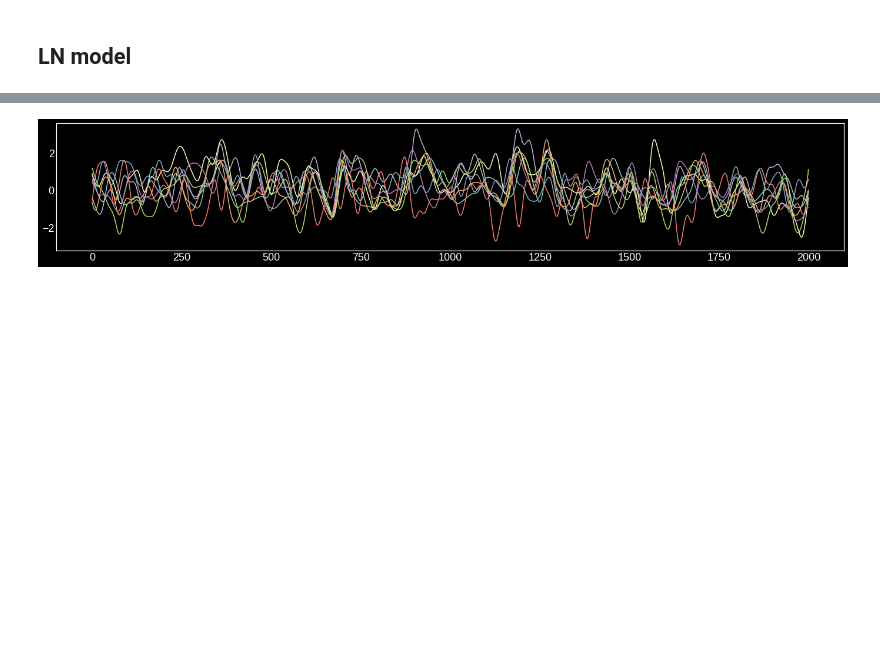
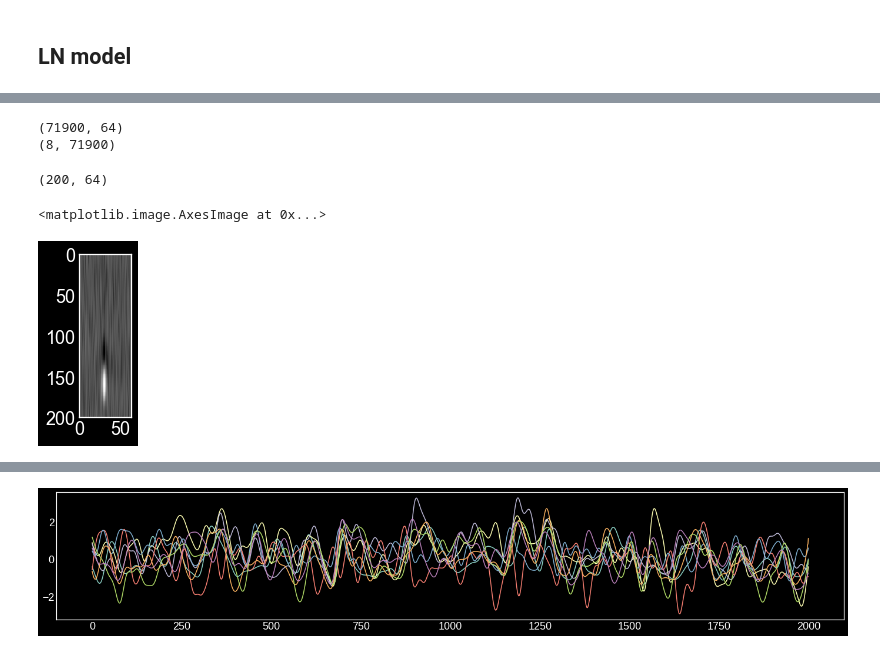
Before and after one commit to juyoungk/1d-whitenoise-models, a Jupyter notebook: models-2d.ipynb, the cells around one changed output, grey strips where cells are left out. Saved outputs shown, nothing was run; the diff lists cells and outputs as text; code cells hidden in the pictures; blank space fills up the shorter version.

```diff
--- a/models-2d.ipynb
+++ b/models-2d.ipynb
@@ -269,0 +187,16 @@ Cell 6: w/ training data (0.839 and 0.830), w/ test data (0.814 and 0.811)
+# %%
+print(stim.shape)
+print(labels.shape)
+# %% [output]
+(71900, 64)
+(8, 71900)
+# %%
+# test dim of rf and visualization
+resp = labels[0]
+rc, lags = ft.revcorr(stim, resp, 200)
+print(rc.shape)
+plt.imshow(rc)
+# %% [output]
+(200, 64)
+<matplotlib.image.AxesImage at 0x...>
+[figure, added]
```
Also changed, not shown: parts of 8 cells of this notebook, 2 other files.
